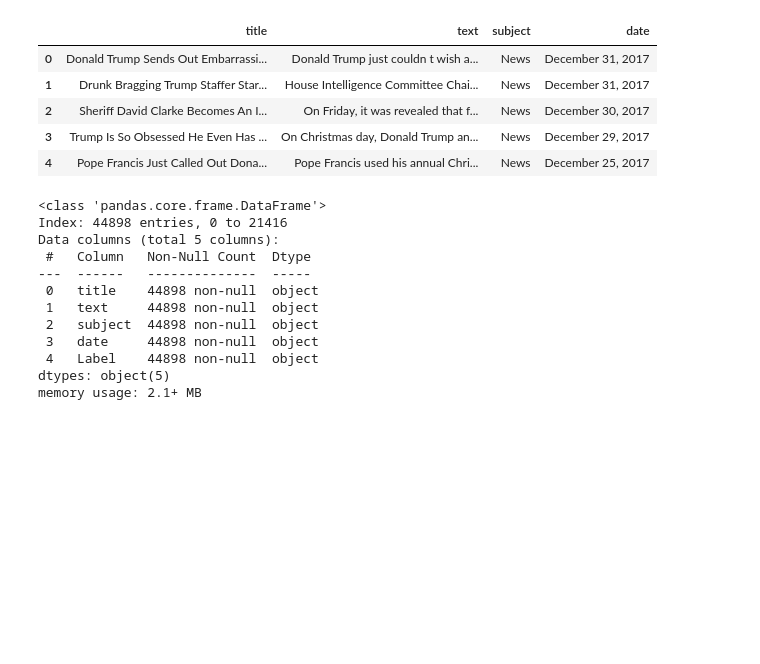
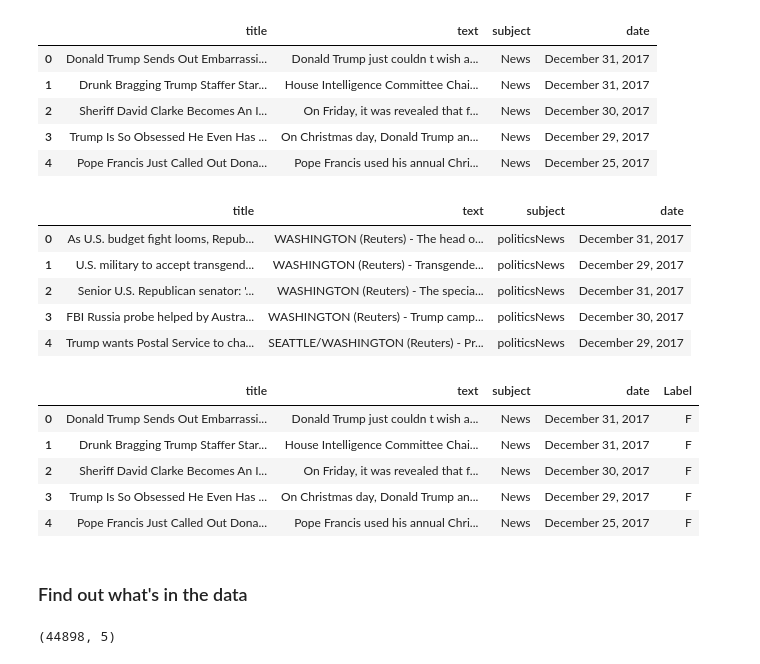
Before and after one commit to xRomory/CCMACLRL_COM231ML_PROJECT, a Jupyter notebook: fake_news/fake_news_detection.ipynb, the cells around one changed output. Drawn from its saved outputs; the diff is of its cells as text; code cells hidden in the pictures; blank space fills up the shorter version.

```diff
--- a/fake_news/fake_news_detection.ipynb
+++ b/fake_news/fake_news_detection.ipynb
@@ -20,6 +22,18 @@ fake_data.head()
 | 2 | Sheriff David Clarke Becomes An I... | On Friday, it was revealed that f... | News | December 30, 2017 |
 | 3 | Trump Is So Obsessed He Even Has ... | On Christmas day, Donald Trump an... | News | December 29, 2017 |
 | 4 | Pope Francis Just Called Out Dona... | Pope Francis used his annual Chri... | News | December 25, 2017 |
+# %%
+true_url = "https://github.com/xRomory/CCMACLRL_COM231ML_PROJECT/blob/main/fake_news/datasets/true_compressed.csv?raw=true"
+true_data = pd.read_csv(true_url)
+
+true_data.head()
+# %% [output]
+|  | title | text | subject | date |
+| 0 | As U.S. budget fight looms, Repub... | WASHINGTON (Reuters) - The head o... | politicsNews | December 31, 2017 |
+| 1 | U.S. military to accept transgend... | WASHINGTON (Reuters) - Transgende... | politicsNews | December 29, 2017 |
+| 2 | Senior U.S. Republican senator: '... | WASHINGTON (Reuters) - The specia... | politicsNews | December 31, 2017 |
+| 3 | FBI Russia probe helped by Austra... | WASHINGTON (Reuters) - Trump camp... | politicsNews | December 30, 2017 |
+| 4 | Trump wants Postal Service to cha... | SEATTLE/WASHINGTON (Reuters) - Pr... | politicsNews | December 29, 2017 |
 # %%
 # Combine Both .csv file and add a label to classify real news and fake news dataset
 
@@ -28,15 +42,15 @@ fake_data["Label"], true_data["Label"] = "F", "R"
 data = pd.concat([fake_data, true_data], axis=0)
 data.head()
 # %% [output]
-<class 'pandas.core.frame.DataFrame'>
-Index: 44898 entries, 0 to 21416
-Data columns (total 5 columns):
- #   Column   Non-Null Count  Dtype
----  ------   --------------  -----
- 0   title    44898 non-null  object
- 1   text     44898 non-null  object
- 2   subject  44898 non-null  object
- 3   date     44898 non-null  object
- 4   Label    44898 non-null  object
-dtypes: object(5)
-memory usage: 2.1+ MB
+|  | title | text | subject | date | Label |
+| 0 | Donald Trump Sends Out Embarrassi... | Donald Trump just couldn t wish a... | News | December 31, 2017 | F |
+| 1 | Drunk Bragging Trump Staffer Star... | House Intelligence Committee Chai... | News | December 31, 2017 | F |
+| 2 | Sheriff David Clarke Becomes An I... | On Friday, it was revealed that f... | News | December 30, 2017 | F |
+| 3 | Trump Is So Obsessed He Even Has ... | On Christmas day, Donald Trump an... | News | December 29, 2017 | F |
+| 4 | Pope Francis Just Called Out Dona... | Pope Francis used his annual Chri... | News | December 25, 2017 | F |
+# %% [markdown]
+### Find out what's in the data
+# %%
+data.shape
+# %% [output]
+(44898, 5)
```
Also changed, not shown: parts of 14 cells of this notebook, 1 other file.
